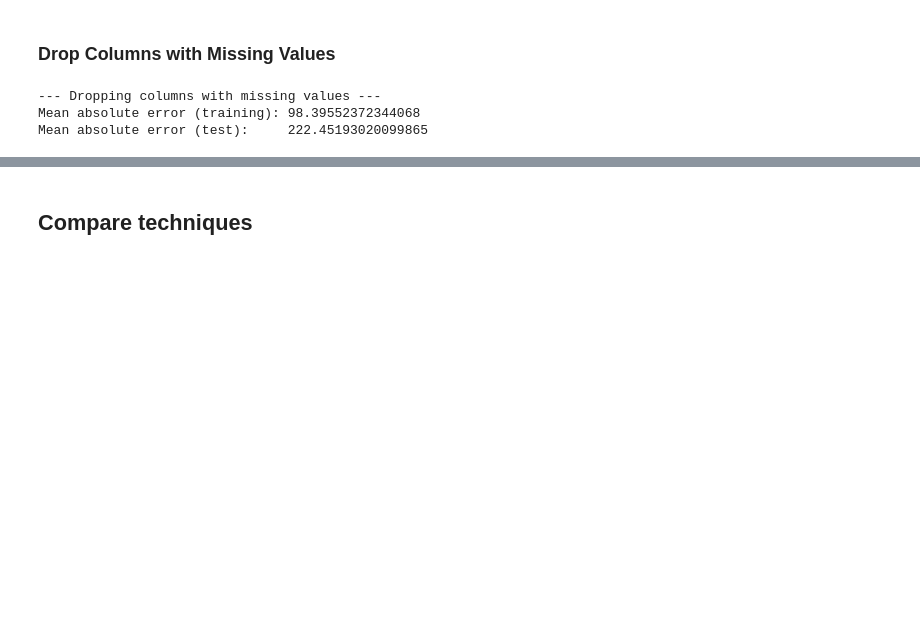
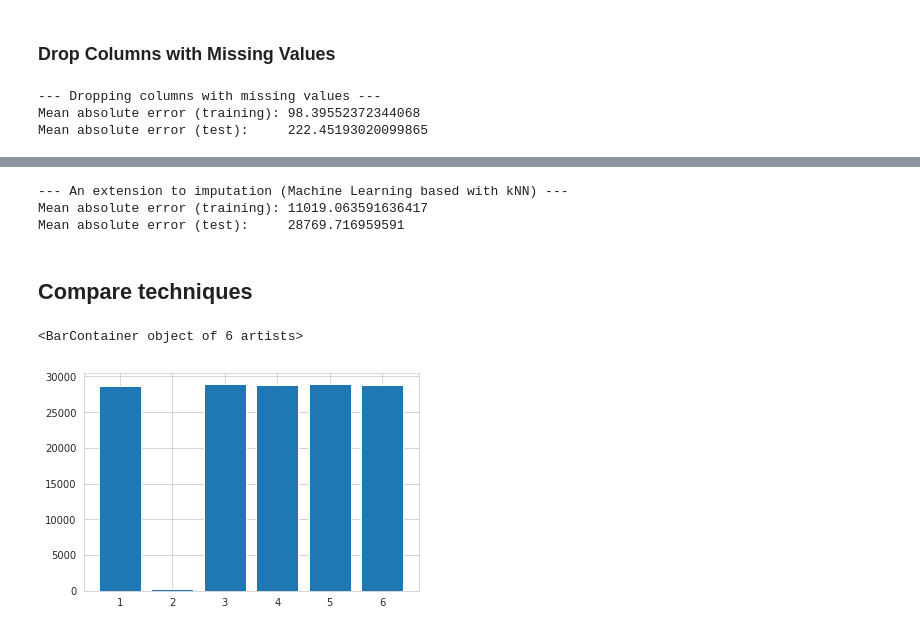
Before and after one commit to nt-ds/practice-handling-missing-data, a Jupyter notebook: notebook/Practice_Handling_Missing_Data.ipynb, the cells around one changed output, grey strips where cells are left out. Drawn from its saved outputs; the diff is of its cells as text; code cells hidden in the pictures; blank space fills up the shorter version.

```diff
--- a/notebook/Practice_Handling_Missing_Data.ipynb
+++ b/notebook/Practice_Handling_Missing_Data.ipynb
@@ -565,2 +586,30 @@ test_imp_pred = test.copy()
+# %%
+imp_knn_ext = KNN(verbose=False)
+training_imp_pred_ext = pd.DataFrame(imp_knn_ext.fit_transform(training_imp_pred_ext),
+                                 columns=training_imp_pred_ext.columns)
+# %%
+training_imp_pred_ext_X = training_imp_pred_ext.drop(["SalePrice"], axis=1)
+training_imp_pred_ext_y = training_imp_pred_ext.SalePrice
+test_imp_pred_ext_X = test_imp_pred_ext.drop(["SalePrice"], axis=1)
+test_imp_pred_ext_y = test_imp_pred_ext.SalePrice
+# %%
+print("--- An extension to imputation (Machine Learning based with kNN) ---")
+mae_imp_pred_ext = mean_abs_error(training_imp_pred_ext_X, test_imp_pred_ext_X,
+                                  training_imp_pred_ext_y, test_imp_pred_ext_y)
+# %% [output]
+--- An extension to imputation (Machine Learning based with kNN) ---
+Mean absolute error (training): 11019.063591636417
+Mean absolute error (test):     28769.716959591
 # %% [markdown]
 ## Compare techniques
+# %%
+results = [mae_drop_rows, mae_drop_cols, mae_imp_avg, mae_imp_avg_ext, mae_imp_pred, mae_imp_pred_ext]
+labels = ["1", "2", "3", "4", "5", "6"]
+# %%
+plt.bar(range(len(results)), results, tick_label=labels)
+plt.title("")
+plt.xlabel("")
+plt.ylabel("")
+# %% [output]
+<BarContainer object of 6 artists>
+[figure, added]
```
Also changed, not shown: parts of 15 cells of this notebook.
